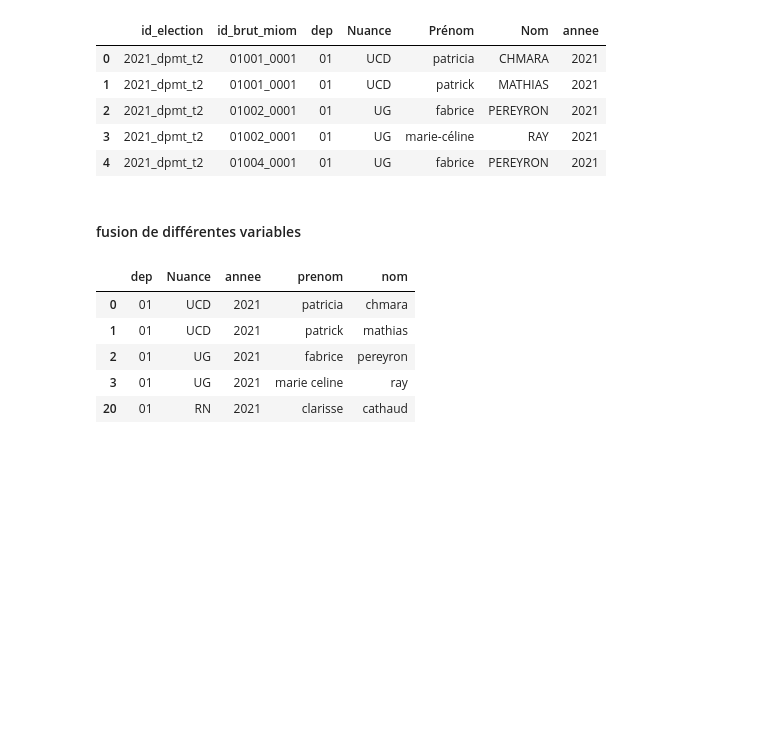
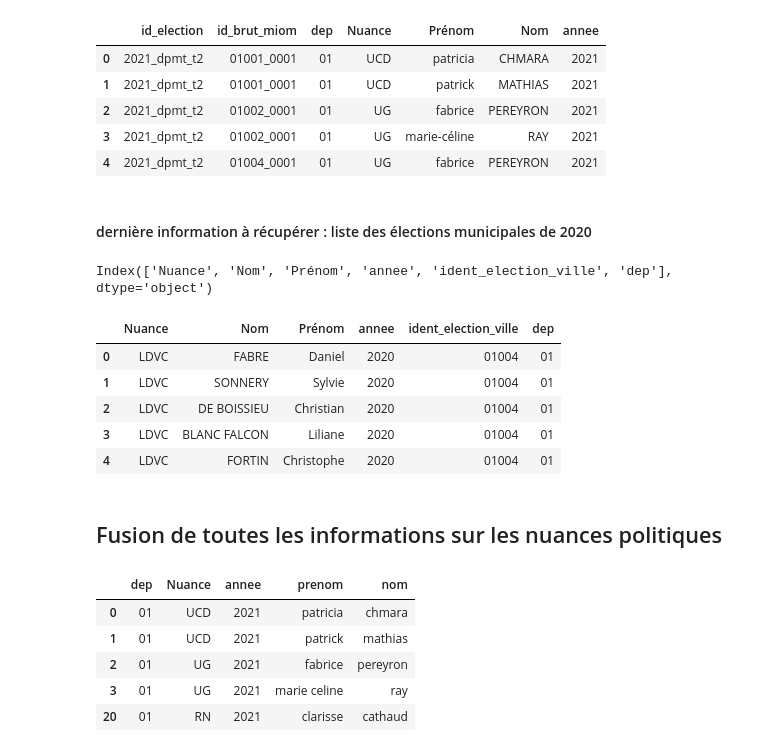
Before and after one commit to xdalp/projet3A, a Jupyter notebook: vote.ipynb, the cells around one changed output. Cells and saved outputs as stored; diff of their text form; code cells hidden in the pictures; blank space fills up the shorter version.

Commit message:
fusion de toutes les donnees de nuances (non checkes)

```diff
--- a/vote.ipynb
+++ b/vote.ipynb
@@ -447,7 +432,37 @@ liste_candidats_nuance_hors_muni.head()
 | 2 | 2021_dpmt_t2 | 01002_0001 | 01 | UG | fabrice | PEREYRON | 2021 |
 | 3 | 2021_dpmt_t2 | 01002_0001 | 01 | UG | marie-céline | RAY | 2021 |
 | 4 | 2021_dpmt_t2 | 01004_0001 | 01 | UG | fabrice | PEREYRON | 2021 |
+# %% [markdown]
+#### dernière information à récupérer : liste des élections municipales de 2020
+# %%
+df_listes_muni_2020 = pd.read_excel("/home/onyxia/work/projet3A/donnees_electorales/livre-des-listes-et-candidats_2020.xlsx",
+                                skiprows = 2)
+df_listes_muni_2020 = df_listes_muni_2020.rename(columns={"N° candidat": "N° du candidat dans la liste",
+                        'Prénom candidat':'Prénom',
+                        'Nom candidat' : 'Nom',
+                        'Nuance Liste' : 'Nuance'})
+df_listes_muni_2020['annee'] = "2020"
+# %%
+df_listes_muni_2020['ident_election_ville'] = df_listes_muni_2020['Code du département'].astype(str).str.zfill(2) + df_listes_muni_2020['Code commune'].astype(str).str.zfill(3)
+df_listes_muni_2020['dep'] = df_listes_muni_2020['Code du département'].astype(str).str.zfill(2)
+df_listes_muni_2020.drop(labels = ['Libellé du département', 'Code commune', 'Libellé commune',
+       'N° Panneau Liste', 'Libellé abrégé liste', 'Libellé Etendu Liste', 'Code du département',
+       'N° du candidat dans la liste', 'Sexe candidat', 'Nationalité', 'Candidat au conseil communautaire'],
+       axis = 1, inplace= True)
+# %%
+df_listes_muni_2020.columns
+# %% [output]
+Index(['Nuance', 'Nom', 'Prénom', 'annee', 'ident_election_ville', 'dep'], dtype='object')
+# %%
+df_listes_muni_2020.head()
+# %% [output]
+|  | Nuance | Nom | Prénom | annee | ident_election_ville | dep |
+| 0 | LDVC | FABRE | Daniel | 2020 | 01004 | 01 |
+| 1 | LDVC | SONNERY | Sylvie | 2020 | 01004 | 01 |
+| 2 | LDVC | DE BOISSIEU | Christian | 2020 | 01004 | 01 |
+| 3 | LDVC | BLANC FALCON | Liliane | 2020 | 01004 | 01 |
+| 4 | LDVC | FORTIN | Christophe | 2020 | 01004 | 01 |
 # %% [markdown]
-#### fusion de différentes variables
+## Fusion de toutes les informations sur les nuances politiques
 # %%
 liste_candidats_nuance = pd.concat([liste_candidats_nuance_hors_muni,liste_candidats_nuance_muni,
```
Also changed, not shown: parts of 11 cells of this notebook.
